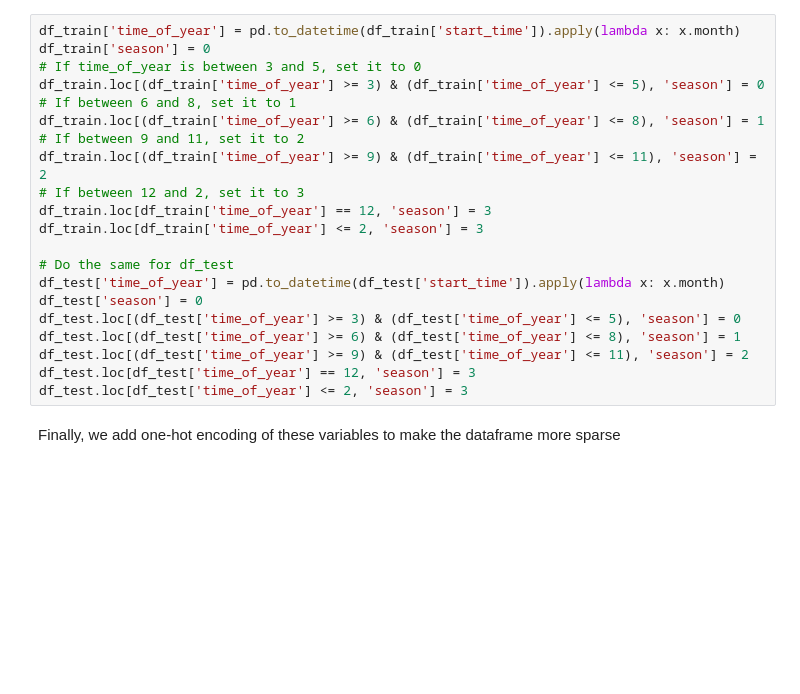
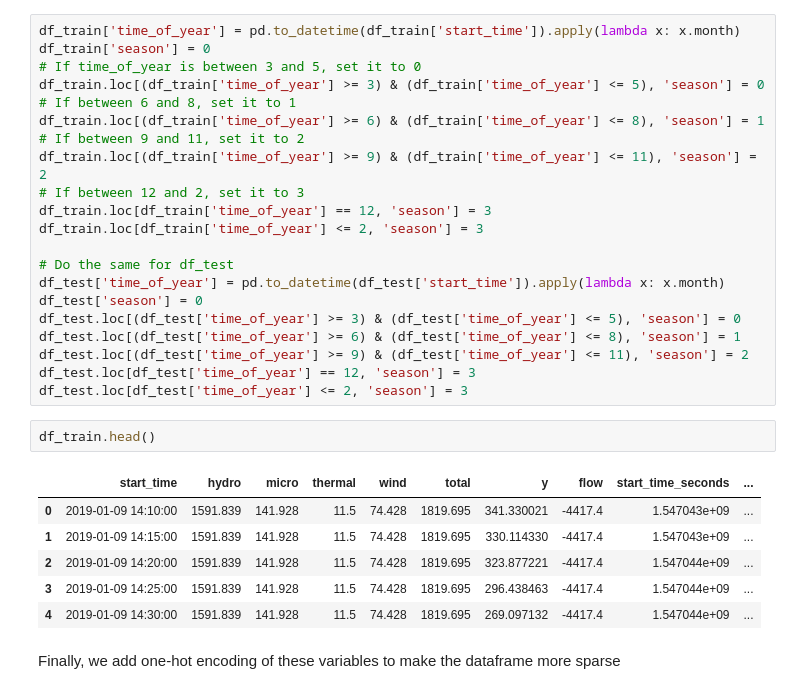
Before and after one commit to Mathipe98/IT3030-Projects, a Jupyter notebook: Project 3/start.ipynb, the cells around one changed output. Drawn from its saved outputs; the diff is of its cells as text; blank space fills up the shorter version.

```diff
--- a/Project 3/start.ipynb
+++ b/Project 3/start.ipynb
@@ -206,6 +265,15 @@ df_test.loc[(df_test['time_of_year'] >= 6) & (df_test['time_of_year'] <= 8), 'se
 df_test.loc[(df_test['time_of_year'] >= 9) & (df_test['time_of_year'] <= 11), 'season'] = 2
 df_test.loc[df_test['time_of_year'] == 12, 'season'] = 3
 df_test.loc[df_test['time_of_year'] <= 2, 'season'] = 3
+# %%
+df_train.head()
+# %% [output]
+|  | start_time | hydro | micro | thermal | wind | total | y | flow | start_time_seconds | ... |
+| 0 | 2019-01-09 14:10:00 | 1591.839 | 141.928 | 11.5 | 74.428 | 1819.695 | 341.330021 | -4417.4 | 1.547043e+09 | ... |
+| 1 | 2019-01-09 14:15:00 | 1591.839 | 141.928 | 11.5 | 74.428 | 1819.695 | 330.114330 | -4417.4 | 1.547043e+09 | ... |
+| 2 | 2019-01-09 14:20:00 | 1591.839 | 141.928 | 11.5 | 74.428 | 1819.695 | 323.877221 | -4417.4 | 1.547044e+09 | ... |
+| 3 | 2019-01-09 14:25:00 | 1591.839 | 141.928 | 11.5 | 74.428 | 1819.695 | 296.438463 | -4417.4 | 1.547044e+09 | ... |
+| 4 | 2019-01-09 14:30:00 | 1591.839 | 141.928 | 11.5 | 74.428 | 1819.695 | 269.097132 | -4417.4 | 1.547044e+09 | ... |
 # %% [markdown]
 Finally, we add one-hot encoding of these variables to make the dataframe more sparse
 # %%
```
Also changed, not shown: parts of 21 cells of this notebook, 5 other files.
